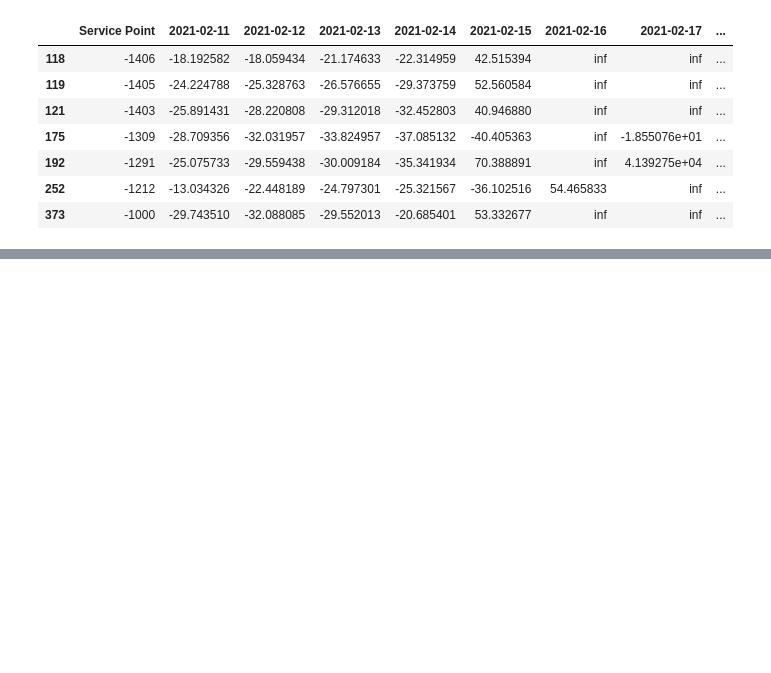
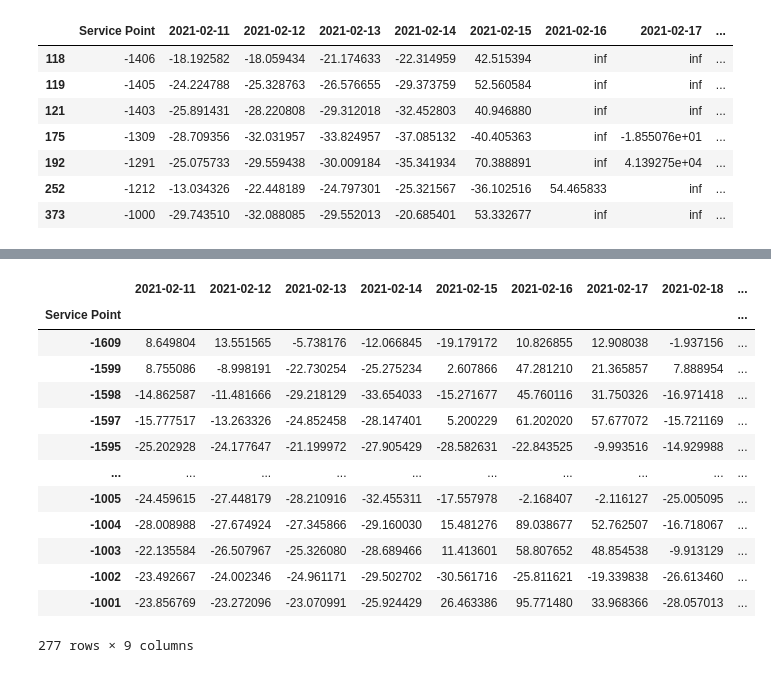
Before and after one commit to prav0761/Unsupervised-Anomaly-Detection-of-Winter-Storm-Outages, a Jupyter notebook: winter_storm_predictions-servicepoint_full_servicepoint.ipynb, the cells around one changed output, grey strips where cells are left out. Saved outputs shown, nothing was run; the diff lists cells and outputs as text; code cells hidden in the pictures; blank space fills up the shorter version.

```diff
--- a/winter_storm_predictions-servicepoint_full_servicepoint.ipynb
+++ b/winter_storm_predictions-servicepoint_full_servicepoint.ipynb
@@ -280 +281,21 @@ final_df1_new[final_df1_new['2021-02-19']>abs(100)]
+# %%
+dr=final_df1_new.set_index('Service Point',drop=True)
+dr1=dr[dr<abs(100)].dropna()
+
+dr1
+# %% [output]
+|  | 2021-02-11 | 2021-02-12 | 2021-02-13 | 2021-02-14 | 2021-02-15 | 2021-02-16 | 2021-02-17 | 2021-02-18 | ... |
+| Service Point |  |  |  |  |  |  |  |  | ... |
+| -1609 | 8.649804 | 13.551565 | -5.738176 | -12.066845 | -19.179172 | 10.826855 | 12.908038 | -1.937156 | ... |
+| -1599 | 8.755086 | -8.998191 | -22.730254 | -25.275234 | 2.607866 | 47.281210 | 21.365857 | 7.888954 | ... |
+| -1598 | -14.862587 | -11.481666 | -29.218129 | -33.654033 | -15.271677 | 45.760116 | 31.750326 | -16.971418 | ... |
+| -1597 | -15.777517 | -13.263326 | -24.852458 | -28.147401 | 5.200229 | 61.202020 | 57.677072 | -15.721169 | ... |
+| -1595 | -25.202928 | -24.177647 | -21.199972 | -27.905429 | -28.582631 | -22.843525 | -9.993516 | -14.929988 | ... |
+| ... | ... | ... | ... | ... | ... | ... | ... | ... | ... |
+| -1005 | -24.459615 | -27.448179 | -28.210916 | -32.455311 | -17.557978 | -2.168407 | -2.116127 | -25.005095 | ... |
+| -1004 | -28.008988 | -27.674924 | -27.345866 | -29.160030 | 15.481276 | 89.038677 | 52.762507 | -16.718067 | ... |
+| -1003 | -22.135584 | -26.507967 | -25.326080 | -28.689466 | 11.413601 | 58.807652 | 48.854538 | -9.913129 | ... |
+| -1002 | -23.492667 | -24.002346 | -24.961171 | -29.502702 | -30.561716 | -25.811621 | -19.339838 | -26.613460 | ... |
+| -1001 | -23.856769 | -23.272096 | -23.070991 | -25.924429 | 26.463386 | 95.771480 | 33.968366 | -28.057013 | ... |
+277 rows × 9 columns
 # %%
```
Also changed, not shown: parts of 6 cells of this notebook.
